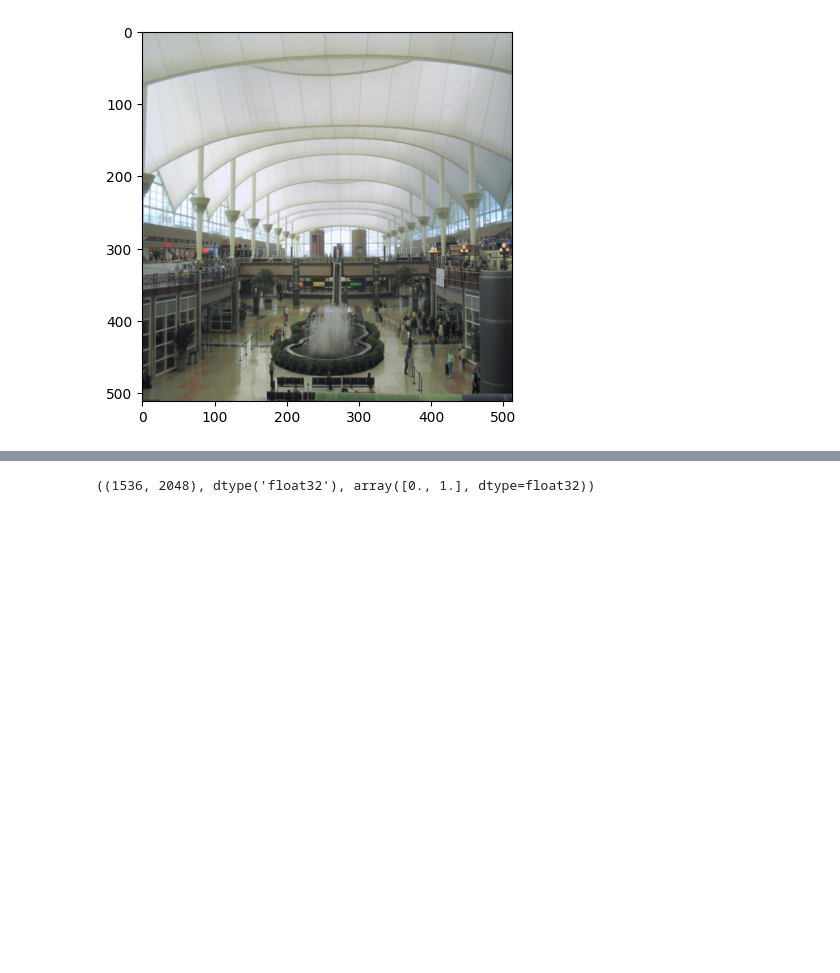
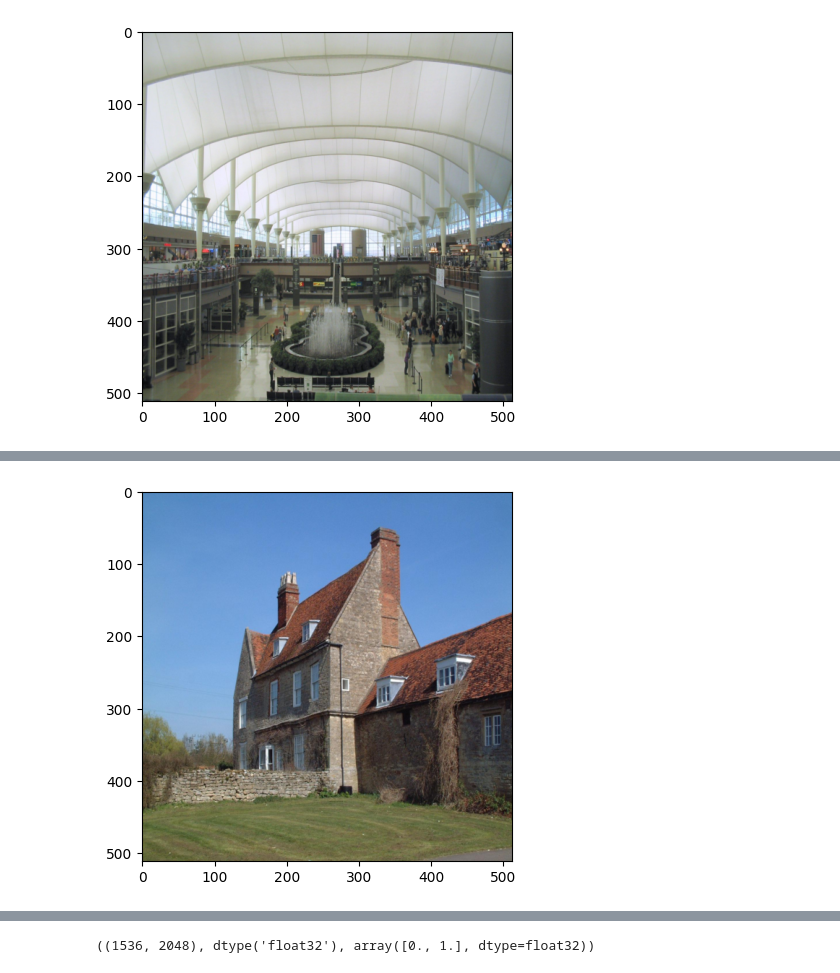
Before and after one commit to Rikharthu/bath_wall_segmentation_model, a Jupyter notebook: notebooks/data_exploration.ipynb, the cells around one changed output, grey strips where cells are left out. Cells and saved outputs as stored; diff of their text form; code cells hidden in the pictures; blank space fills up the shorter version.

```diff
--- a/notebooks/data_exploration.ipynb
+++ b/notebooks/data_exploration.ipynb
@@ -48,0 +87,4 @@ plt.imshow(image.transpose((1, 2, 0)));
+# %%
+plt.imshow(image.transpose((1, 2, 0)));
+# %% [output]
+[figure, added]
```
Also changed, not shown: parts of 33 cells of this notebook, 2 other files.
